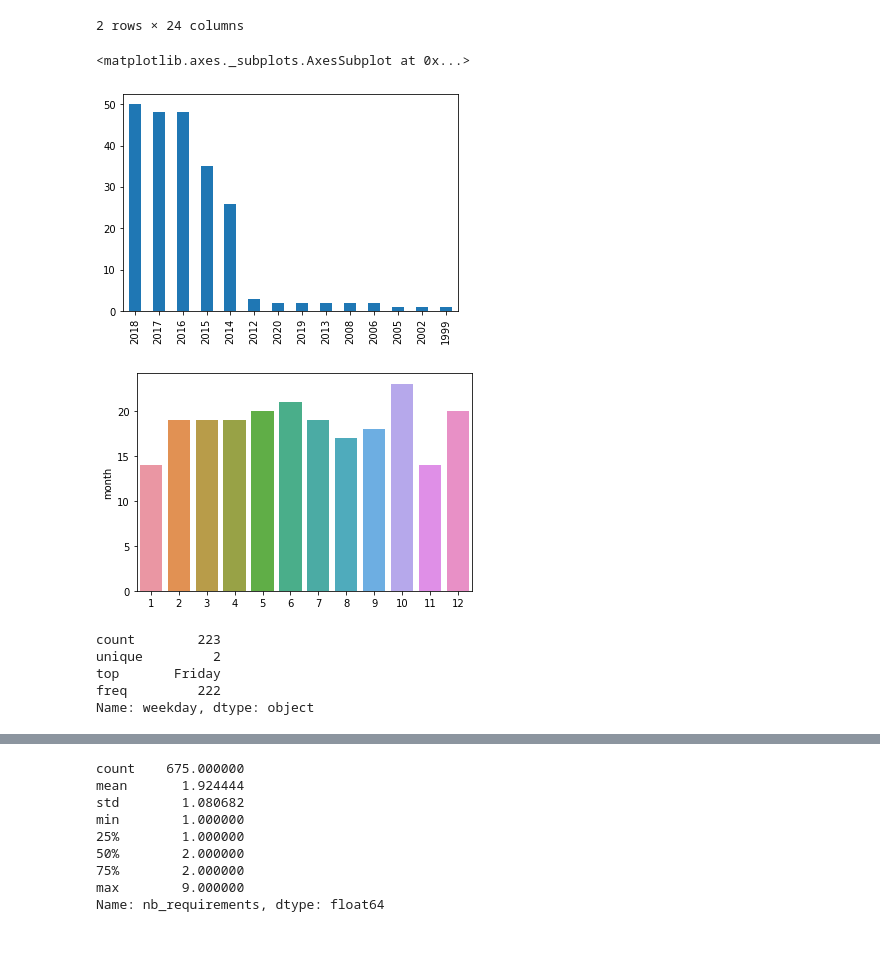
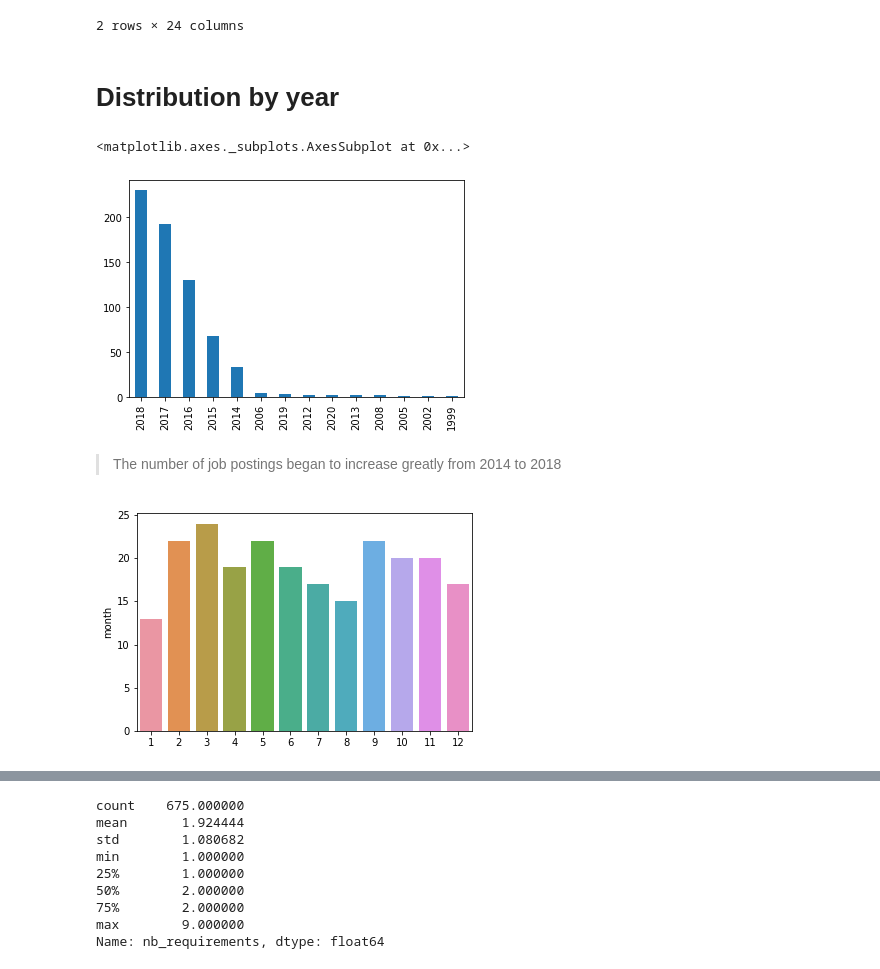
Before and after one commit to cvirginie/HumanMatters, a Jupyter notebook: HumanMatters.ipynb, the cells around one changed output, grey strips where cells are left out. Drawn from its saved outputs; the diff is of its cells as text; code cells hidden in the pictures; blank space fills up the shorter version.

```diff
--- a/HumanMatters.ipynb
+++ b/HumanMatters.ipynb
@@ -275,28 +268,25 @@ count_days['date'] = pd.to_datetime(count_days['index'])
+# %% [markdown]
+# Distribution by year
 # %%
-# Distribution by year
-count_days['year'] = count_days.date.dt.year
-count_days['month'] = count_days.date.dt.month
-count_days['weekday'] = count_days.date.dt.weekday_name
-count_days['yearmonth'] = count_days.date.map(lambda x: 100*x.year + x.month)
+df_opendates = df.copy()
 
-count_days["year"].value_counts().plot(kind='bar')
+df_opendates['year'] = df.opendate.dt.year
+df_opendates['month'] = df.opendate.dt.month
+df_opendates['day'] = df.opendate.dt.day
+df_opendates['weekday'] = df.opendate.dt.weekday_name
+df_opendates['yearmonth'] = df.opendate.map(lambda x: 100*x.year + x.month)
+
+df_opendates["year"].value_counts().plot(kind='bar')
 # %% [output]
 <matplotlib.axes._subplots.AxesSubplot at 0x...>
-[figure, old version]
+[figure, new version]
+# %% [markdown]
+> The number of job postings began to increase greatly from 2014 to 2018
 # %%
 # Distribution by months
-df_offers_by_month = pd.DataFrame(count_days['month'].value_counts())
+df_offers_by_month = pd.DataFrame(df_opendates[df_opendates['year'] == 2018]['month'].value_counts())
 # print(df_offers_by_month)
 
 ax = sns.barplot(x=df_offers_by_month.index, y=df_offers_by_month.month, data=df_offers_by_month)
 # %% [output]
-[figure, old version]
+[figure, new version]
-# %%
-count_days["weekday"].describe()
-# PROBLEME ?
-# %% [output]
-count        223
-unique         2
-top       Friday
-freq         222
-Name: weekday, dtype: object
```
Also changed, not shown: parts of 35 cells of this notebook.
